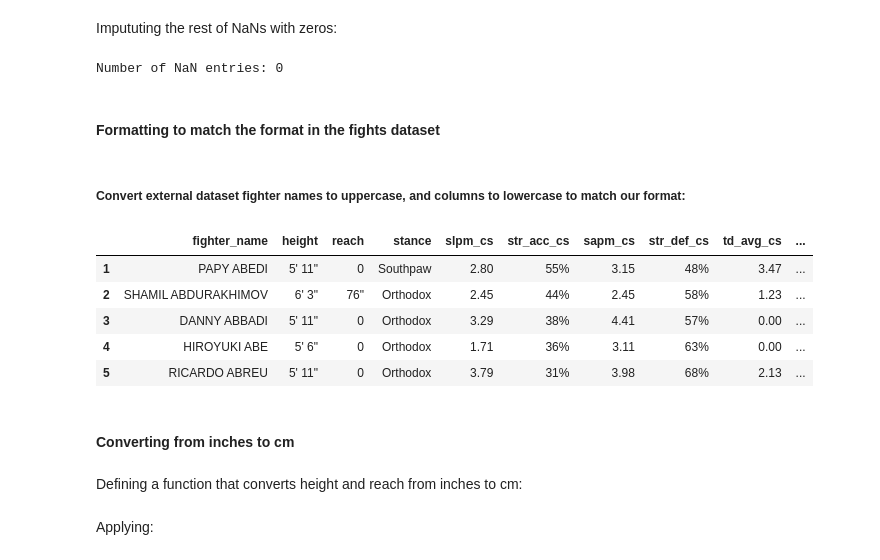
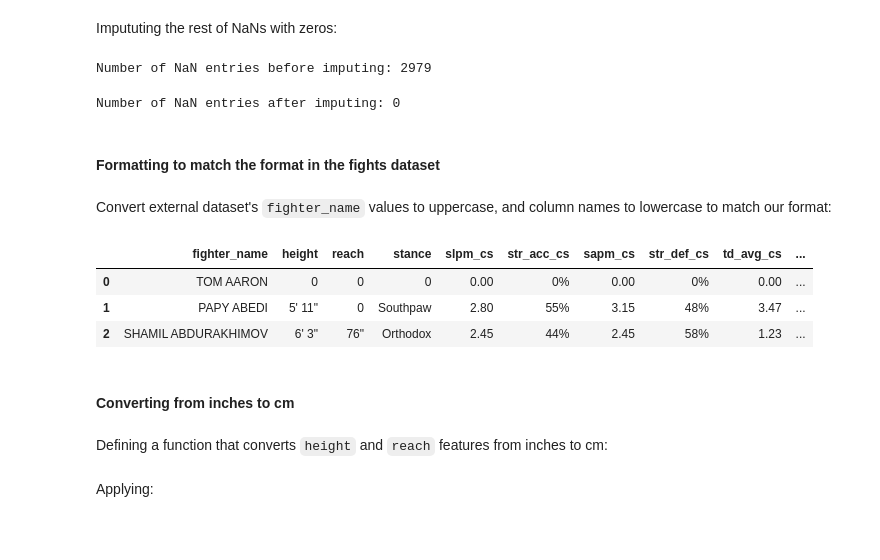
Before and after one commit to komaksym/UFC-DataLab, a Jupyter notebook: data/src/clean_data.ipynb, the cells around one changed output. Cells and saved outputs as stored; diff of their text form; code cells hidden in the pictures; blank space fills up the shorter version.

Commit message:
minor formatting fixes

```diff
--- a/data/src/clean_data.ipynb
+++ b/data/src/clean_data.ipynb
@@ -178,5 +177,5 @@ Let's prep the columns:
 # %%
-postfix = "_cs"  # _cs is an abbreviation for career statistic
+suffix = "_cs"  # _cs is an abbreviation for career statistic
 cols_to_rename = [
     "SLpM",
     "Str_Acc",
@@ -187,7 +186,7 @@ cols_to_rename = [
     "TD_Def",
     "Sub_Avg",
 ]
-name_mappings = {col: f"{col}{postfix}" for col in cols_to_rename}
+name_mappings = {col: f"{col}{suffix}" for col in cols_to_rename}
 name_mappings
 # %% [output]
 {'SLpM': 'SLpM_cs',
@@ -215,3 +213,0 @@ Dropping rows, that bring us no information whatsoever:
-# %%
-athlete_stats.dropna(how="all", subset=["Height", "Reach", "Stance"], inplace=True)
-athlete_stats.shape
@@ -220,31 +239,36 @@ athlete_stats.shape
 # %% [markdown]
 Impututing the rest of NaNs with zeros:
+# %%
+print(f"Number of NaN entries before imputing: {athlete_stats.isna().sum().sum()}")
+# %% [output]
+Number of NaN entries before imputing: 2979
 # %%
+# Impute
 athlete_stats.fillna(0, inplace=True)
-print(f"Number of NaN entries: {athlete_stats.isna().sum().sum()}")
+
+print(f"Number of NaN entries after imputing: {athlete_stats.isna().sum().sum()}")
 # %% [output]
-Number of NaN entries: 0
+Number of NaN entries after imputing: 0
 # %% [markdown]
 #### Formatting to match the format in the fights dataset
 # %% [markdown]
-##### Convert external dataset fighter names to uppercase, and columns to lowercase to match our format:
+Convert external dataset's `fighter_name` values to uppercase, and column names to lowercase to match our format:
 # %%
-# Fighter names => upper
+# Fighter names values to => upper
 athlete_stats["fighter_name"] = athlete_stats["fighter_name"].str.upper()
-# Columns => lower
+
+# Column names to => lower
 athlete_stats.columns = athlete_stats.columns.str.lower()
-athlete_stats.head()
+athlete_stats.head(3)
 # %% [output]
 |  | fighter_name | height | reach | stance | slpm_cs | str_acc_cs | sapm_cs | str_def_cs | td_avg_cs | ... |
+| 0 | TOM AARON | 0 | 0 | 0 | 0.00 | 0% | 0.00 | 0% | 0.00 | ... |
 | 1 | PAPY ABEDI | 5' 11" | 0 | Southpaw | 2.80 | 55% | 3.15 | 48% | 3.47 | ... |
 | 2 | SHAMIL ABDURAKHIMOV | 6' 3" | 76" | Orthodox | 2.45 | 44% | 2.45 | 58% | 1.23 | ... |
-| 3 | DANNY ABBADI | 5' 11" | 0 | Orthodox | 3.29 | 38% | 4.41 | 57% | 0.00 | ... |
-| 4 | HIROYUKI ABE | 5' 6" | 0 | Orthodox | 1.71 | 36% | 3.11 | 63% | 0.00 | ... |
-| 5 | RICARDO ABREU | 5' 11" | 0 | Orthodox | 3.79 | 31% | 3.98 | 68% | 2.13 | ... |
 # %% [markdown]
 #### Converting from inches to cm
 # %% [markdown]
-Defining a function that converts height and reach from inches to cm:
+Defining a function that converts `height` and `reach` features from inches to cm:
 # %%
 def conv_from_inches_to_cm(inches):
     """Converts from inches to cm"""
```
Also changed, not shown: parts of 21 cells of this notebook.
